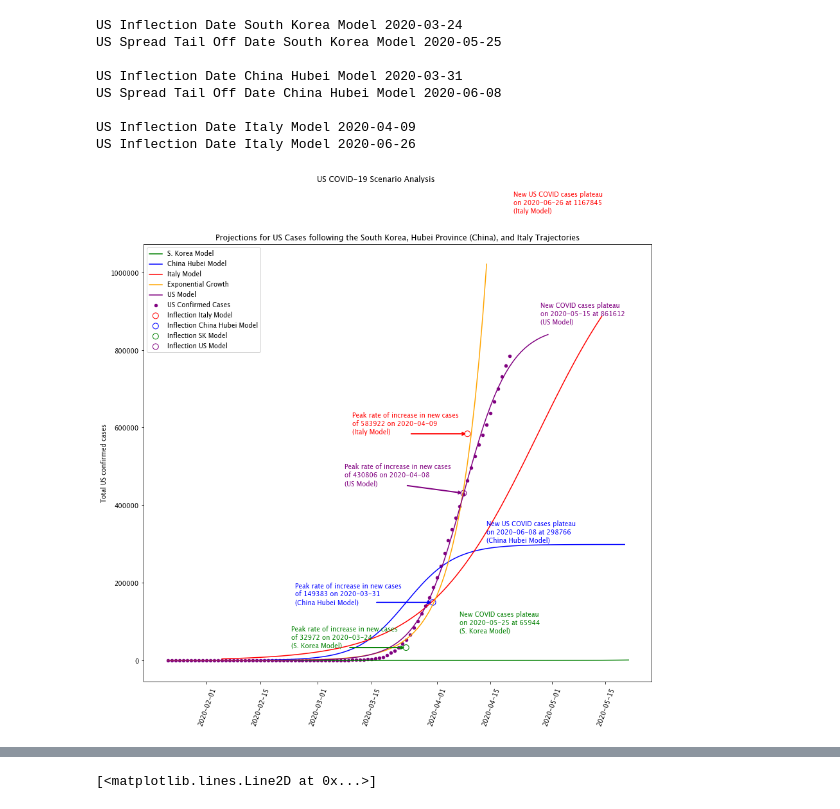
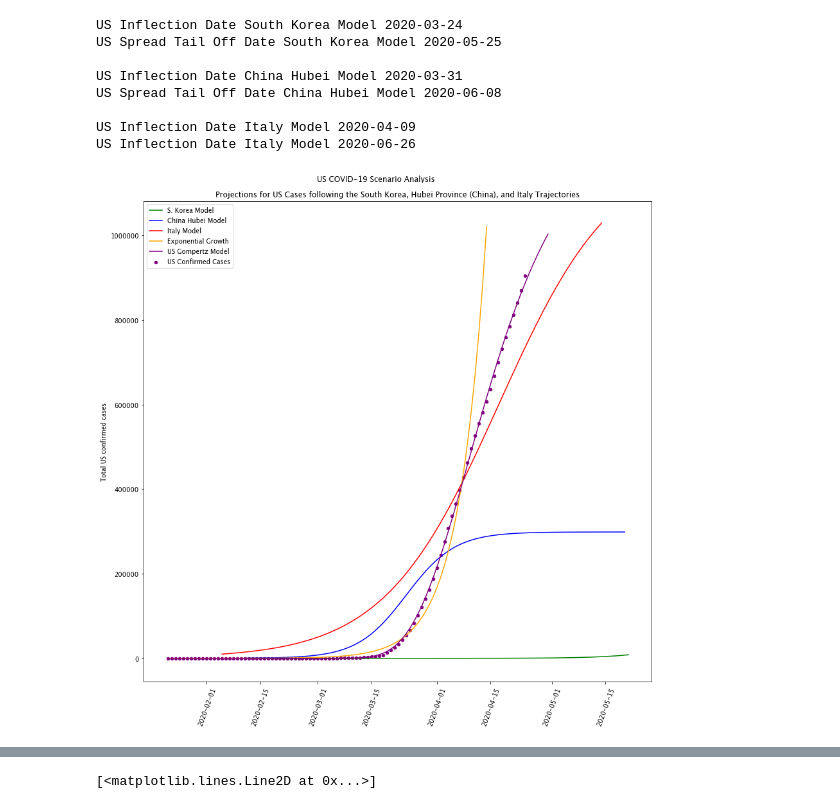
Before and after one commit to jayurbain/covid19, a Jupyter notebook: covid19_logistic_model.ipynb, the cells around one changed output, grey strips where cells are left out. Saved outputs shown, nothing was run; the diff lists cells and outputs as text; code cells hidden in the pictures.

```diff
--- a/covid19_logistic_model.ipynb
+++ b/covid19_logistic_model.ipynb
@@ -1234,7 +1234,7 @@ df = df_us['Cases'].to_frame('Cases').reset_index()[:]
 df
 x_us = df.index
 y_us = df['Cases']
-fit = curve_fit(logistic_model,x_us,y_us,p0=[2,75,1000000])
+fit = curve_fit(gompertz_model,x_us,y_us,p0=[2,75,1000000])
 
 popt_us = fit[0] # optimized parameters
 pcov_us = fit[1] # covariance matrix
@@ -1253,7 +1253,7 @@ print('errors', errors)
 print('Expected number of infected people at infection end:', round(c,2), '+/-', round(errors[1],2))
 print('Infection peak in days from start:', round(b,2), '+/-', round(errors[1],2))
 
-us_inflection_date = np.datetime64(df_confirmed.index.values.min()) + np.timedelta64(int(round(b,2)),'D')
+us_inflection_date = np.datetime64(df_confirmed.index.values.min()) + np.timedelta64(int(round(a,2)),'D')
 print('us_inflection_date',us_inflection_date)
 
 us_inflection_date_string = np.datetime_as_string(us_inflection_date, unit='D')
@@ -1956,79 +1993,79 @@ plt.plot([np.datetime64('2020-01-22') + np.timedelta64(i+italy_day_offset_day_of
 plt.plot([np.datetime64('2020-01-22') + np.timedelta64(i,'D') for i in x_ext_exp], 1.15**(x_ext_exp+16), label="Exponential Growth", color="orange" )
 plt.scatter(d, y_us, color="purple", marker='o', s=20, label="US Confirmed Cases")
 
-plt.plot([np.datetime64('2020-01-22') + np.timedelta64(i,'D') for i in x_ext], [logistic_model(i, popt_us[0], popt_us[1], popt_us[2]*1) for i in x_ext], label="US Model", color="purple"  )
+plt.plot([np.datetime64('2020-01-22') + np.timedelta64(i,'D') for i in x_ext], [gompertz_model(i, popt_gompertz[0], popt_gompertz[1], popt_gompertz[2]*1) for i in x_ext], label="US Gompertz Model", color="purple"  )
 
 x_text_offset = 10
 y_text_offset = 5000
 
 # Italy Model
-style = dict(size=10, color='red')
-plt.scatter(it_inflection_date, popt_it[2]/2*us_italy_pop_factor, s=80, facecolors='none', edgecolors='r', label='Inflection Italy Model')
-do = np.datetime_as_string( np.datetime64(it_inflection_date_string) + np.timedelta64(-30,'D') )
-ax.text(do, round(popt_it[2]/2*us_italy_pop_factor), 'Peak rate of increase in new cases \nof ' + str(int(popt_it[2]/2*us_italy_pop_factor)) + ' on '+ it_inflection_date_string + '\n(Italy Model)', **style)
-do = np.datetime_as_string( np.datetime64(it_inflection_date_string) + np.timedelta64(12,'D') )
-ax.text(do, round(popt_it[2]*us_italy_pop_factor)-15000, 'New US COVID cases plateau\non ' + it_inflection_end_date_string + ' at ' + str(int(popt_it[2]*us_italy_pop_factor)) + '\n(Italy Model)', **style)
+# style = dict(size=10, color='red')
+# plt.scatter(it_inflection_date, popt_it[2]/2*us_italy_pop_factor, s=80, facecolors='none', edgecolors='r', label='Inflection Italy Model')
+# do = np.datetime_as_string( np.datetime64(it_inflection_date_string) + np.timedelta64(-30,'D') )
+# ax.text(do, round(popt_it[2]/2*us_italy_pop_factor), 'Peak rate of increase in new cases \nof ' + str(int(popt_it[2]/2*us_italy_pop_factor)) + ' on '+ it_inflection_date_string + '\n(Italy Model)', **style)
+# do = np.datetime_as_string( np.datetime64(it_inflection_date_string) + np.timedelta64(12,'D') )
+# ax.text(do, round(popt_it[2]*us_italy_pop_factor)-15000, 'New US COVID cases plateau\non ' + it_inflection_end_date_string + ' at ' + str(int(popt_it[2]*us_italy_pop_factor)) + '\n(Italy Model)', **style)
 
-doia1 = np.datetime_as_string( np.datetime64(it_inflection_date_string) + np.timedelta64(-15,'D') )
-doia2 = np.datetime_as_string( np.datetime64(it_inflection_date_string) + np.timedelta64(0,'D') )
-ax.annotate('', xy=(doia2,int(popt_it[2]/2*us_italy_pop_factor)+0), xytext=(doia1, int(popt_it[2]/2*us_italy_pop_factor)),
-            arrowprops={'arrowstyle': '->', 'color': 'red', 'lw': 2}, va='center', )
+# doia1 = np.datetime_as_string( np.datetime64(it_inflection_date_string) + np.timedelta64(-15,'D') )
+# doia2 = np.datetime_as_string( np.datetime64(it_inflection_date_string) + np.timedelta64(0,'D') )
+# ax.annotate('', xy=(doia2,int(popt_it[2]/2*us_italy_pop_factor)+0), xytext=(doia1, int(popt_it[2]/2*us_italy_pop_factor)),
+#             arrowprops={'arrowstyle': '->', 'color': 'red', 'lw': 2}, va='center', )
 
 # China Hubei Model
-style = dict(size=10, color='blue')
-plt.scatter(ch_hb_inflection_date, popt_ch_hb[2]/2*us_china_hubei_pop_factor, s=80, facecolors='none', edgecolors='b', label='Inflection China Hubei Model')
-do = np.datetime_as_string( np.datetime64(ch_hb_inflection_date_string) + np.timedelta64(-36,'D') )
-ax.text(do, round(popt_ch_hb[2]/2*us_china_hubei_pop_factor)-5000, 'Peak rate of increase in new cases \nof ' + str(int(popt_ch_hb[2]/2*us_china_hubei_pop_factor)) + ' on '+ ch_hb_inflection_date_string + '\n(China Hubei Model)', **style)
-do = np.datetime_as_string( np.datetime64(ch_hb_inflection_date_string) + np.timedelta64(14,'D') )
-ax.text(do, round(popt_ch_hb[2]*us_china_hubei_pop_factor)+y_text_offset, 'New US COVID cases plateau \non ' + ch_hb_inflection_end_date_string + ' at ' + str(int(popt_ch_hb[2]*us_china_hubei_pop_factor)) + '\n(China Hubei Model)', **style)
+# style = dict(size=10, color='blue')
+# plt.scatter(ch_hb_inflection_date, popt_ch_hb[2]/2*us_china_hubei_pop_factor, s=80, facecolors='none', edgecolors='b', label='Inflection China Hubei Model')
+# do = np.datetime_as_string( np.datetime64(ch_hb_inflection_date_string) + np.timedelta64(-36,'D') )
+# ax.text(do, round(popt_ch_hb[2]/2*us_china_hubei_pop_factor)-5000, 'Peak rate of increase in new cases \nof ' + str(int(popt_ch_hb[2]/2*us_china_hubei_pop_factor)) + ' on '+ ch_hb_inflection_date_string + '\n(China Hubei Model)', **style)
+# do = np.datetime_as_string( np.datetime64(ch_hb_inflection_date_string) + np.timedelta64(14,'D') )
+# ax.text(do, round(popt_ch_hb[2]*us_china_hubei_pop_factor)+y_text_offset, 'New US COVID cases plateau \non ' + ch_hb_inflection_end_date_string + ' at ' + str(int(popt_ch_hb[2]*us_china_hubei_pop_factor)) + '\n(China Hubei Model)', **style)
 
-doia1 = np.datetime_as_string( np.datetime64(ch_hb_inflection_date_string) + np.timedelta64(-15,'D') )
-doia2 = np.datetime_as_string( np.datetime64(ch_hb_inflection_date_string) + np.timedelta64(0,'D') )
-ax.annotate('', xy=(doia2,int(popt_ch_hb[2]/2*us_china_hubei_pop_factor)+0), xytext=(doia1, int(popt_ch_hb[2]/2*us_china_hubei_pop_factor)),
-            arrowprops={'arrowstyle': '->', 'color': 'blue', 'lw': 2}, va='center', )
+# doia1 = np.datetime_as_string( np.datetime64(ch_hb_inflection_date_string) + np.timedelta64(-15,'D') )
+# doia2 = np.datetime_as_string( np.datetime64(ch_hb_inflection_date_string) + np.timedelta64(0,'D') )
+# ax.annotate('', xy=(doia2,int(popt_ch_hb[2]/2*us_china_hubei_pop_factor)+0), xytext=(doia1, int(popt_ch_hb[2]/2*us_china_hubei_pop_factor)),
+#             arrowprops={'arrowstyle': '->', 'color': 'blue', 'lw': 2}, va='center', )
 
 # SK Model
-style = dict(size=10, color='green')
-plt.scatter(sk_inflection_date, popt_sk[2]/2*us_sk_pop_factor, s=80, facecolors='none', edgecolors='g', label='Inflection SK Model')
-do = np.datetime_as_string( np.datetime64(sk_inflection_date_string) + np.timedelta64(-30,'D') )
-ax.text(do, round(popt_sk[2]/2*us_sk_pop_factor), 'Peak rate of increase in new cases \nof ' + str(int(popt_sk[2]/2*us_sk_pop_factor)) + ' on '+ sk_inflection_date_string + '\n(S. Korea Model)', **style)
-do = np.datetime_as_string( np.datetime64(sk_inflection_date_string) + np.timedelta64(14,'D') )
-ax.text(do, round(popt_sk[2]*us_sk_pop_factor)+y_text_offset, 'New COVID cases plateau \non ' + sk_inflection_end_date_string + ' at ' + str(int(popt_sk[2]*us_sk_pop_factor)) + '\n(S. Korea Model)', **style)
+# style = dict(size=10, color='green')
+# plt.scatter(sk_inflection_date, popt_sk[2]/2*us_sk_pop_factor, s=80, facecolors='none', edgecolors='g', label='Inflection SK Model')
+# do = np.datetime_as_string( np.datetime64(sk_inflection_date_string) + np.timedelta64(-30,'D') )
+# ax.text(do, round(popt_sk[2]/2*us_sk_pop_factor), 'Peak rate of increase in new cases \nof ' + str(int(popt_sk[2]/2*us_sk_pop_factor)) + ' on '+ sk_inflection_date_string + '\n(S. Korea Model)', **style)
+# do = np.datetime_as_string( np.datetime64(sk_inflection_date_string) + np.timedelta64(14,'D') )
+# ax.text(do, round(popt_sk[2]*us_sk_pop_factor)+y_text_offset, 'New COVID cases plateau \non ' + sk_inflection_end_date_string + ' at ' + str(int(popt_sk[2]*us_sk_pop_factor)) + '\n(S. Korea Model)', **style)
 
-doia1 = np.datetime_as_string( np.datetime64(sk_inflection_date_string) + np.timedelta64(-15,'D') )
-doia2 = np.datetime_as_string( np.datetime64(sk_inflection_date_string) + np.timedelta64(0,'D') )
-ax.annotate('', xy=(doia2,int(popt_sk[2]/2*us_sk_pop_factor)+0), xytext=(doia1, int(popt_sk[2]/2*us_sk_pop_factor)),
-            arrowprops={'arrowstyle': '->', 'color': 'green', 'lw': 2}, va='center', )
+# doia1 = np.datetime_as_string( np.datetime64(sk_inflection_date_string) + np.timedelta64(-15,'D') )
+# doia2 = np.datetime_as_string( np.datetime64(sk_inflection_date_string) + np.timedelta64(0,'D') )
+# ax.annotate('', xy=(doia2,int(popt_sk[2]/2*us_sk_pop_factor)+0), xytext=(doia1, int(popt_sk[2]/2*us_sk_pop_factor)),
+#             arrowprops={'arrowstyle': '->', 'color': 'green', 'lw': 2}, va='center', )
 
 # US Model
-style = dict(size=10, color='purple')
-di = np.datetime_as_string( np.datetime64(us_inflection_date_string))
-doi = np.datetime_as_string( np.datetime64(us_inflection_date_string) + np.timedelta64(-31,'D') )
-plt.scatter(us_inflection_date, popt_us[2]/2*1, s=80, facecolors='none', edgecolors='purple', label='Inflection US Model')
-ax.text(doi, round(popt_us[2]/2*1)+20000, 'Peak rate of increase in new cases \nof ' + str(int(popt_us[2]/2*1)) + ' on '+ di + '\n(US Model)', **style)
-d = np.datetime_as_string( np.datetime64(us_inflection_end_date_string))
-do = np.datetime_as_string( np.datetime64(us_inflection_date_string) + np.timedelta64(20,'D') )
-ax.text(do, round(popt_us[2]*1)+y_text_offset, 'New COVID cases plateau \non ' + us_inflection_end_date_string + ' at ' + str(int(popt_us[2]*1)) + '\n(US Model)', **style)
+# style = dict(size=10, color='purple')
+# di = np.datetime_as_string( np.datetime64(us_inflection_date_string))
+# doi = np.datetime_as_string( np.datetime64(us_inflection_date_string) + np.timedelta64(-31,'D') )
+# plt.scatter(us_inflection_date, popt_gompertz[2]/2*1, s=80, facecolors='none', edgecolors='purple', label='Inflection US Model')
+# ax.text(doi, round(popt_gompertz[2]/2*1)+20000, 'Peak rate of increase in new cases \nof ' + str(int(popt_gompertz[2]/2*1)) + ' on '+ di + '\n(US Model)', **style)
+# d = np.datetime_as_string( np.datetime64(us_inflection_end_date_string))
+# do = np.datetime_as_string( np.datetime64(us_inflection_date_string) + np.timedelta64(20,'D') )
+# ax.text(do, round(popt_gompertz[2]*1)+y_text_offset, 'New COVID cases plateau \non ' + us_inflection_end_date_string + ' at ' + str(int(popt_gompertz[2]*1)) + '\n(US Model)', **style)
 
-doia1 = np.datetime_as_string( np.datetime64(us_inflection_date_string) + np.timedelta64(-15,'D') )
-doia2 = np.datetime_as_string( np.datetime64(us_inflection_date_string) + np.timedelta64(0,'D') )
-ax.annotate('', xy=(doia2,int(popt_us[2]/2*1)+0), xytext=(doia1, int(popt_us[2]/2*1)+20000),
-            arrowprops={'arrowstyle': '->', 'color': 'purple', 'lw': 2}, va='center', )
+# doia1 = np.datetime_as_string( np.datetime64(us_inflection_date_string) + np.timedelta64(-15,'D') )
+# doia2 = np.datetime_as_string( np.datetime64(us_inflection_date_string) + np.timedelta64(0,'D') )
+# ax.annotate('', xy=(doia2,int(popt_gompertz[2]/2*1)+0), xytext=(doia1, int(popt_gompertz[2]/2*1)+20000),
+#             arrowprops={'arrowstyle': '->', 'color': 'purple', 'lw': 2}, va='center', )
 
 # plt.plot(np.array([us_inflection_date,us_inflection_date]),
 #          np.array([popt_us[2]/2+20000,popt_us[2]/2-20000]),
 #          color="red", label="Estimated point of inflection in new cases")
 
 # plt.xlabel("Days since " + min_date)
 plt.legend()
 # plt.ylim(0, 80000)
 plt.ylabel("Total US confirmed cases")
 plt.suptitle('US COVID-19 Scenario Analysis')
 plt.title('Projections for US Cases following the South Korea, Hubei Province (China), and Italy Trajectories')
 plt.savefig('Projections for US Cases following the South Korea, Hubei Province (China), and Italy Trajectories.png')
 plt.show()
 # %% [output]
-[figure, old version]
+[figure, new version]
 # %%
 # b: blue
 # g: green
```
Also changed, not shown: parts of 63 cells of this notebook, 15 other files.
